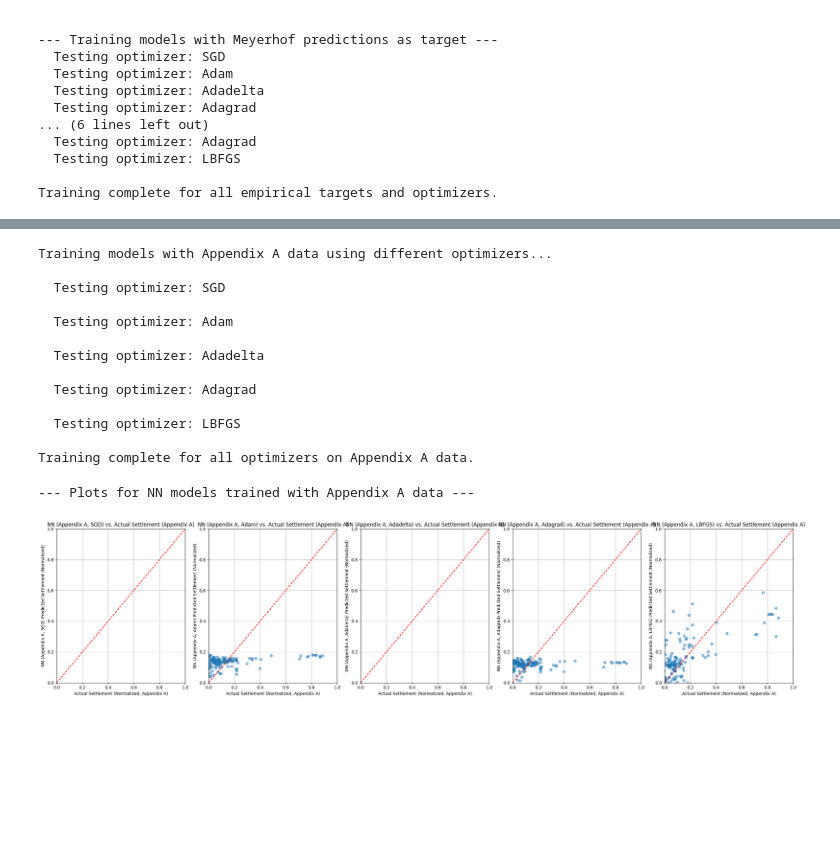
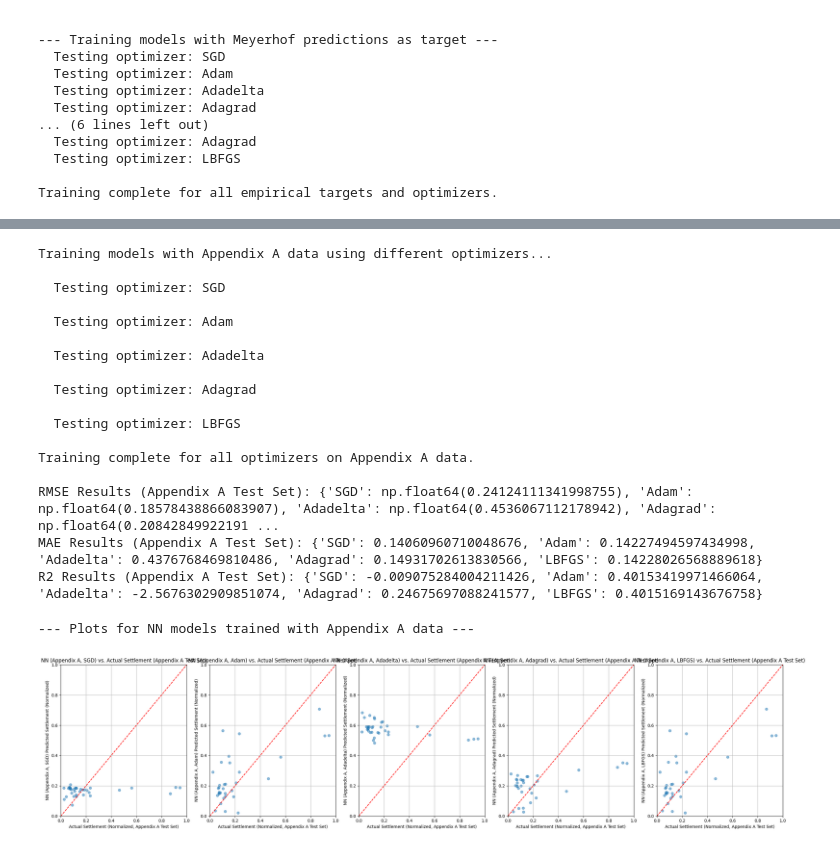
Before and after one commit to kdwilli/sandy-settlement, a Jupyter notebook: Implementation_Project.ipynb, the cells around one changed output, grey strips where cells are left out. Cells and saved outputs as stored; diff of their text form; code cells hidden in the pictures; blank space fills up the shorter version.

Commit message:
updated training with appendix A data to include 80-20 split, to normalize correctly, and to plot

```diff
--- a/Implementation_Project.ipynb
+++ b/Implementation_Project.ipynb
@@ -888,14 +904,11 @@ r2_results_appendix = {}
 
 print("Training models with Appendix A data using different optimizers...")
 
-# Handle NaN values by removing rows with NaNs
-nan_mask = torch.isnan(X_appendix_a_tensor).any(dim=1) | torch.isnan(y_appendix_a_tensor).any(dim=1)
-X_appendix_a_tensor_cleaned = X_appendix_a_tensor[~nan_mask]
-y_appendix_a_tensor_cleaned = y_appendix_a_tensor[~nan_mask]
+# No need to handle NaNs here as we assume the splitting process in the previous cell handled them
+# using the cleaned tensors X_appendix_a_tensor_cleaned and y_appendix_a_tensor_cleaned
+# If the splitting was done on tensors that might contain NaNs,
+# consider adding NaN handling before the training loop or ensuring the previous cell handles it.
 
-if nan_mask.any():
-    print(f"Removed {nan_mask.sum().item()} rows containing NaN values.")
-    print(f"Remaining data shape: {X_appendix_a_tensor_cleaned.shape}")
 
 for i in range(len(optimizers_to_test)):
     optimizer_name = optimizer_names[i]
@@ -912,15 +925,15 @@ for i in range(len(optimizers_to_test)):
         if optimizer_name == "LBFGS":
             def closure():
                 optimizer.zero_grad()
-                outputs = model(X_appendix_a_tensor_cleaned) # Use cleaned data for training
-                loss = criterion(outputs, y_appendix_a_tensor_cleaned) # Use cleaned data for loss
+                outputs = model(X_appendix_train) # Use training split for training
+                loss = criterion(outputs, y_appendix_train) # Use training split for loss
                 loss.backward()
                 return loss
             lossMSE = optimizer.step(closure)
         else:
             optimizer.zero_grad()
-            outputs = model(X_appendix_a_tensor_cleaned) # Use cleaned data for training
-            lossMSE = criterion(outputs, y_appendix_a_tensor_cleaned) # Use cleaned data for loss
+            outputs = model(X_appendix_train) # Use training split for training
+            lossMSE = criterion(outputs, y_appendix_train) # Use training split for loss
             lossMSE.backward()
             optimizer.step()
 
@@ -933,29 +946,21 @@ for i in range(len(optimizers_to_test)):
     # Store the trained model
     models_appendix[optimizer_name] = model
 
-    # Calculate evaluation metrics after training on the training data itself
+    # Calculate evaluation metrics after training on the TEST data
     model.eval()
     with torch.no_grad():
-        predicted_settlement = model(X_appendix_a_tensor_cleaned) # Evaluate on cleaned data
+        predicted_settlement = model(X_appendix_test) # Evaluate on test split
 
-    # Convert tensors to numpy arrays and remove NaNs before calculating metrics
-    y_true_np = y_appendix_a_tensor_cleaned.numpy()
+    # Convert tensors to numpy arrays for calculating metrics
+    y_true_np = y_appendix_test.numpy()
     y_pred_np = predicted_settlement.numpy()
 
-    # Find indices where neither y_true nor y_pred is NaN
-    valid_indices = ~np.isnan(y_true_np).any(axis=1) & ~np.isnan(y_pred_np).any(axis=1)
+    # Note: Denormalization is NOT needed here as both the target data y_appendix_test
+    # and the predicted_settlement are in the normalized [0, 1] range.
 
-    y_true_valid = y_true_np[valid_indices]
-    y_pred_valid = y_pred_np[valid_indices]
-
-
-    # Note: Denormalization is not needed here as the target data y_appendix_a_tensor_cleaned is normalized
-    # If y_appendix_a_tensor_cleaned were not normalized, we would need to denormalize both predicted_settlement and y_appendix_a_tensor_cleaned
-    # using the min/max from output_stats before calculating metrics.
-
-   # rmse = np.sqrt(mean_squared_error(y_true_valid, y_pred_valid))
-   # mae = mean_absolute_error(y_true_valid, y_pred_valid)
-   # r2 = r2_score(y_true_valid, y_pred_valid)
+    rmse = np.sqrt(mean_squared_error(y_true_np, y_pred_np))
+    mae = mean_absolute_error(y_true_np, y_pred_np)
+    r2 = r2_score(y_true_np, y_pred_np)
 
     rmse_results_appendix[optimizer_name] = rmse
     mae_results_appendix[optimizer_name] = mae
@@ -964,9 +969,9 @@ for i in range(len(optimizers_to_test)):
 print("\nTraining complete for all optimizers on Appendix A data.")
 
 # You can now access the trained models and evaluation metrics
-# print("\nRMSE Results (Appendix A):", rmse_results_appendix)
-# print("MAE Results (Appendix A):", mae_results_appendix)
-# print("R2 Results (Appendix A):", r2_results_appendix)
+print("\nRMSE Results (Appendix A Test Set):", rmse_results_appendix)
+print("MAE Results (Appendix A Test Set):", mae_results_appendix)
+print("R2 Results (Appendix A Test Set):", r2_results_appendix)
 # %% [output]
 Training models with Appendix A data using different optimizers...
 
@@ -981,44 +986,48 @@ Training models with Appendix A data using different optimizers...
   Testing optimizer: LBFGS
 
 Training complete for all optimizers on Appendix A data.
+
+RMSE Results (Appendix A Test Set): {'SGD': np.float64(0.24124111341998755), 'Adam': np.float64(0.18578438866083907), 'Adadelta': np.float64(0.4536067112178942), 'Adagrad': np.float64(0.20842849922191 ...
+MAE Results (Appendix A Test Set): {'SGD': 0.14060960710048676, 'Adam': 0.14227494597434998, 'Adadelta': 0.4376768469810486, 'Adagrad': 0.14931702613830566, 'LBFGS': 0.14228026568889618}
+R2 Results (Appendix A Test Set): {'SGD': -0.009075284004211426, 'Adam': 0.40153419971466064, 'Adadelta': -2.5676302909851074, 'Adagrad': 0.24675697088241577, 'LBFGS': 0.4015169143676758}
 # %%
 # visualize data
 
 import matplotlib.pyplot as plt
 import numpy as np
 
 # Assuming models_appendix and optimizers_to_test/optimizer_names are available from avNF1QBwrHfR
-# Assuming X_appendix_a_tensor_cleaned and y_appendix_a_tensor_cleaned are available from avNF1QBwrHfR
+# Assuming X_appendix_test and y_appendix_test are available from YHn_rASWox96
 
 
 print("--- Plots for NN models trained with Appendix A data ---")
 plt.figure(figsize=(25, 6)) # Adjust figure size to accommodate plots for all optimizers
 
 for i in range(len(optimizers_to_test)):
     optimizer_name = optimizer_names[i]
     model = models_appendix[optimizer_name]
 
-    # Make predictions with the trained model on the cleaned Appendix A data
+    # Make predictions with the trained model on the Appendix A test data
     model.eval()
     with torch.no_grad():
-        predicted_settlement_normalized = model(X_appendix_a_tensor_cleaned)
+        predicted_settlement_normalized = model(X_appendix_test)
 
 
-    # Plot for NN trained on Appendix A data vs Actual Appendix A data
+    # Plot for NN trained on Appendix A data vs Actual Appendix A test data
     plt.subplot(1, len(optimizers_to_test), i + 1) # Arrange plots in a row for each optimizer
-    plt.scatter(y_appendix_a_tensor_cleaned.numpy(), predicted_settlement_normalized.numpy(), alpha=0.5)
-    plt.xlabel("Actual Settlement (Normalized, Appendix A)")
+    plt.scatter(y_appendix_test.numpy(), predicted_settlement_normalized.numpy(), alpha=0.5)
+    plt.xlabel("Actual Settlement (Normalized, Appendix A Test Set)")
     plt.ylabel(f"NN (Appendix A, {optimizer_name}) Predicted Settlement (Normalized)")
-    plt.title(f"NN (Appendix A, {optimizer_name}) vs. Actual Settlement (Appendix A)")
+    plt.title(f"NN (Appendix A, {optimizer_name}) vs. Actual Settlement (Appendix A Test Set)")
     plt.grid(True)
     # Setting limits based on normalized data range [0, 1]
     plt.xlim(0, 1)
     plt.ylim(0, 1)
     plt.plot([0, 1], [0, 1], color='red', linestyle='--')
 
 
 plt.tight_layout()
 plt.show()
 # %% [output]
 --- Plots for NN models trained with Appendix A data ---
-[figure, old version]
+[figure, new version]
```
Also changed, not shown: parts of 10 cells of this notebook.
